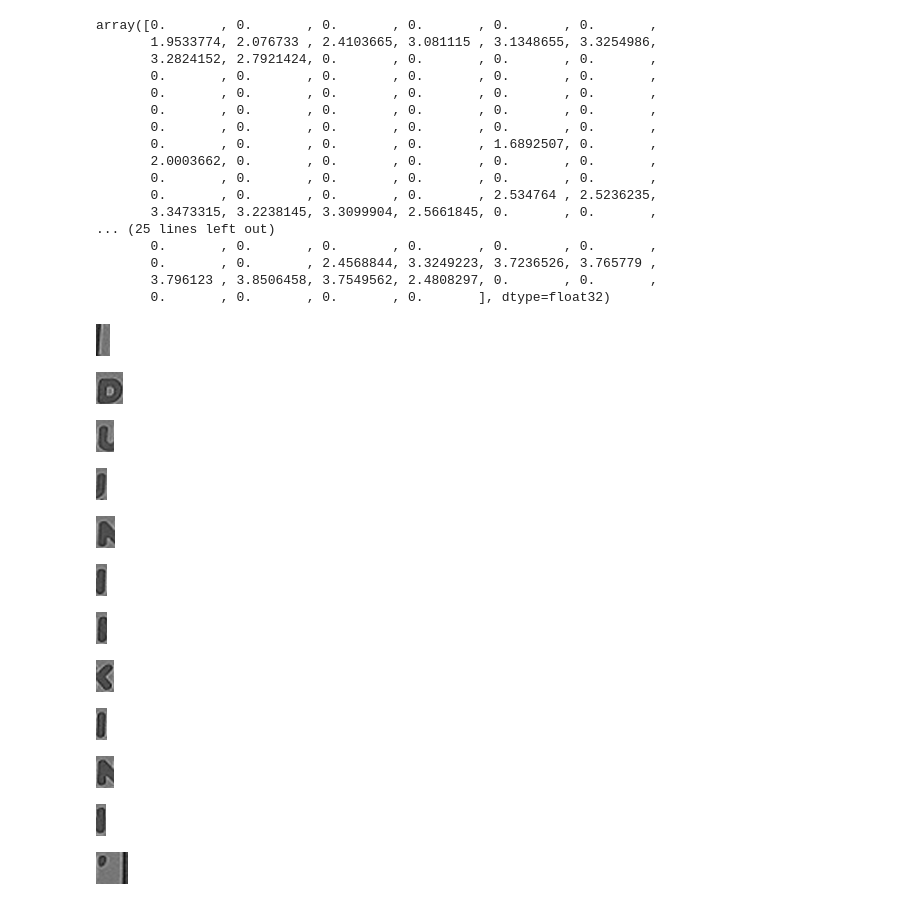
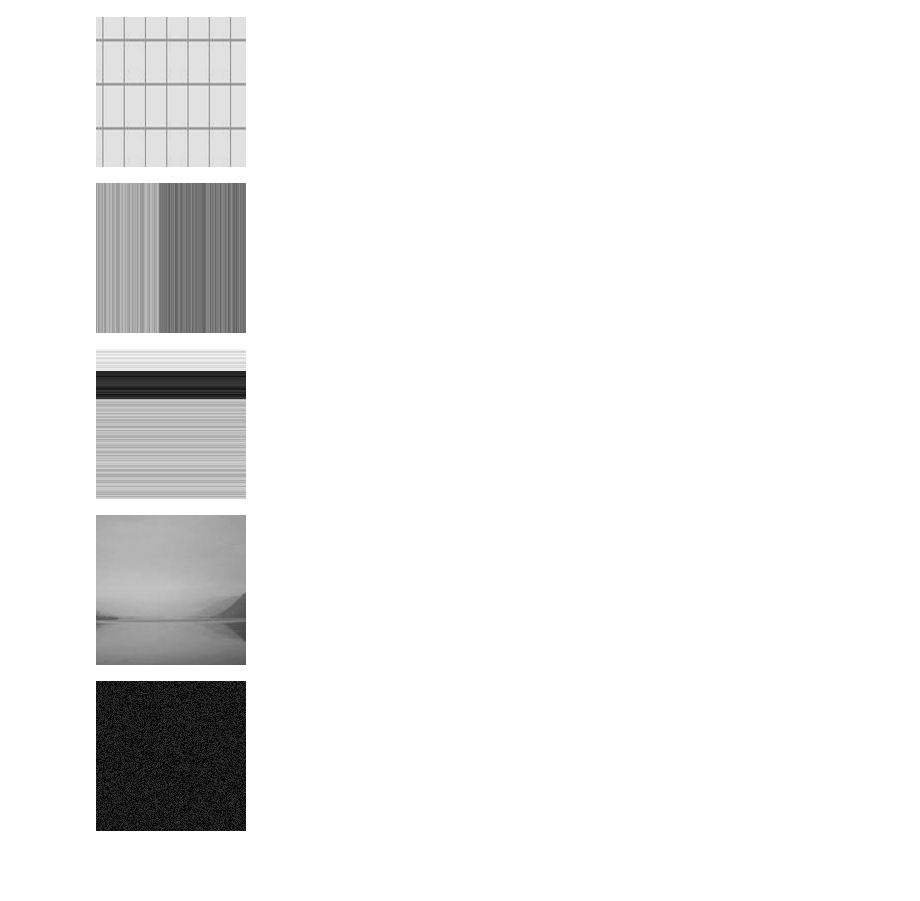
Before and after one commit to BoomboxAstronaut/OCR, a Jupyter notebook: Test.ipynb, the cells around one changed output. Cells and saved outputs as stored; diff of their text form; code cells hidden in the pictures; blank space fills up the shorter version.

```diff
--- a/Test.ipynb
+++ b/Test.ipynb
@@ -1 +1,15 @@
+# %%
+import btk
+import dataset_generators as dgen
+import cv2 as cv
+import numpy as np
+import random
+import os
+import tensorflow as tf
+import matplotlib.pyplot as plt
+from PIL import Image, ImageDraw, ImageFont
+from spellchecker import SpellChecker
+
+tf.config.experimental.set_memory_growth(tf.config.experimental.list_physical_devices('GPU')[0], True)
+plt.style.use(f"{os.environ['style']}")
 # %%
@@ -282,37 +243,0 @@ for x in texts:
-# %%
-rows = row_detect(texts[6], (32, 12))
-row = rows[2]
-
-letters = split_letters(row, (32, 12), 0.8)
-for x in letters:
-    display(x)
-# %% [output]
-array([0.       , 0.       , 0.       , 0.       , 0.       , 0.       ,
-       1.9533774, 2.076733 , 2.4103665, 3.081115 , 3.1348655, 3.3254986,
-       3.2824152, 2.7921424, 0.       , 0.       , 0.       , 0.       ,
-       0.       , 0.       , 0.       , 0.       , 0.       , 0.       ,
-       0.       , 0.       , 0.       , 0.       , 0.       , 0.       ,
-       0.       , 0.       , 0.       , 0.       , 0.       , 0.       ,
-       0.       , 0.       , 0.       , 0.       , 0.       , 0.       ,
-       0.       , 0.       , 0.       , 0.       , 1.6892507, 0.       ,
-       2.0003662, 0.       , 0.       , 0.       , 0.       , 0.       ,
-       0.       , 0.       , 0.       , 0.       , 0.       , 0.       ,
-       0.       , 0.       , 0.       , 0.       , 2.534764 , 2.5236235,
-       3.3473315, 3.2238145, 3.3099904, 2.5661845, 0.       , 0.       ,
-... (25 lines left out)
-       0.       , 0.       , 0.       , 0.       , 0.       , 0.       ,
-       0.       , 0.       , 2.4568844, 3.3249223, 3.7236526, 3.765779 ,
-       3.796123 , 3.8506458, 3.7549562, 2.4808297, 0.       , 0.       ,
-       0.       , 0.       , 0.       , 0.       ], dtype=float32)
-[figure, removed]
-[figure, removed]
-[figure, removed]
-[figure, removed]
-[figure, removed]
-[figure, removed]
-[figure, removed]
-[figure, removed]
-[figure, removed]
-[figure, removed]
-[figure, removed]
-[figure, removed]
@@ -318,0 +497,10 @@ array([0.       , 0.       , 0.       , 0.       , 0.       , 0.       ,
+# %%
+#Random background generation
+for _ in range(5):
+    display(Image.fromarray(dgen.get_background((150, 150))))
+# %% [output]
+[figure, added]
+[figure, added]
+[figure, added]
+[figure, added]
+[figure, added]
```
Also changed, not shown: parts of 15 cells of this notebook, 6 other files.
